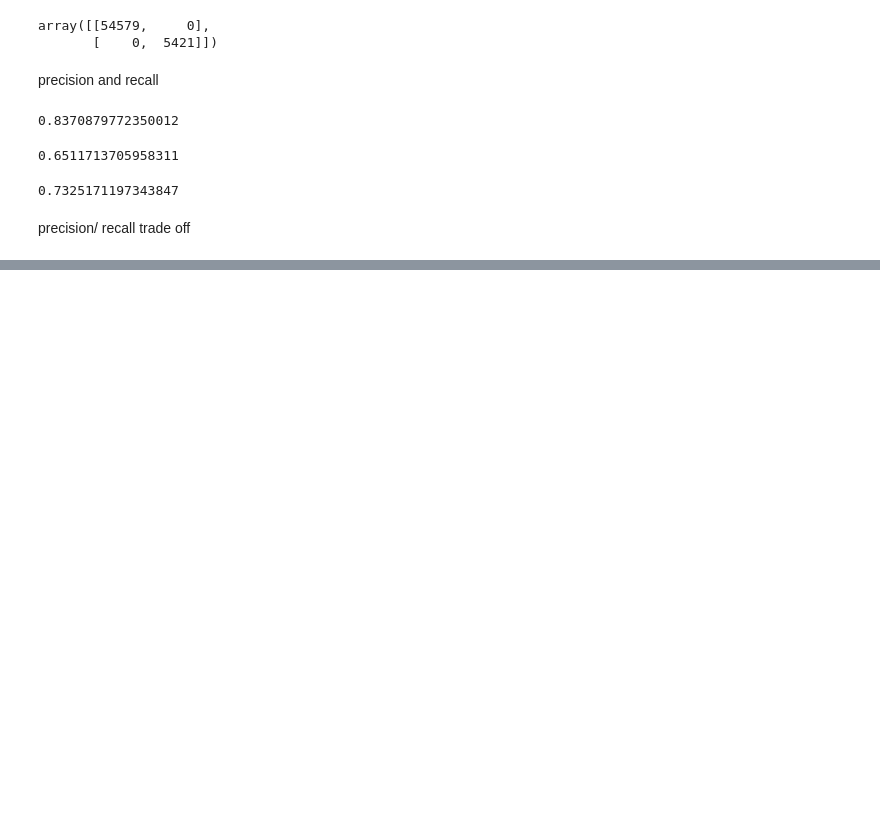
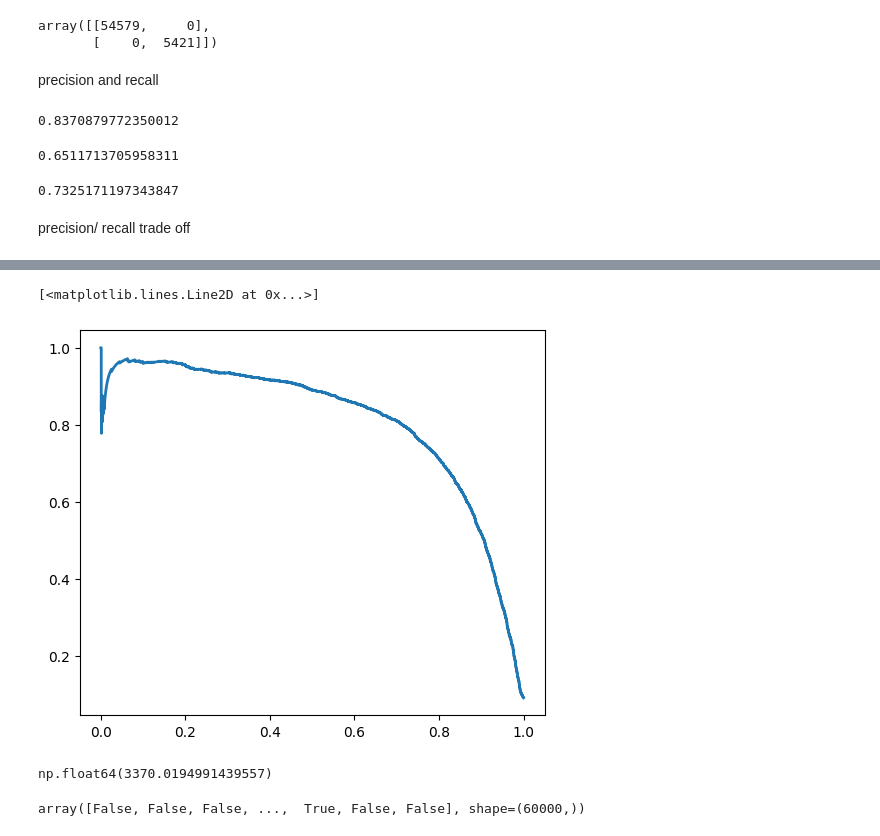
Before and after one commit to AbhiAbhi324/mlpractice, a Jupyter notebook: 3classification.ipynb, the cells around one changed output, grey strips where cells are left out. Saved outputs shown, nothing was run; the diff lists cells and outputs as text; code cells hidden in the pictures; blank space fills up the shorter version.

```diff
--- a/3classification.ipynb
+++ b/3classification.ipynb
@@ -181,0 +227,6 @@ precision/ recall trade off
+# %%
+plt.figure(figsize=(6, 5))
+plt.plot(recalls, precisions, linewidth=2, label="Precision/Recall curve")
+# %% [output]
+[<matplotlib.lines.Line2D at 0x...>]
+[figure, added]
@@ -181,0 +237,4 @@ precision/ recall trade off
+# %%
+threshold_for_90
+# %% [output]
+np.float64(3370.0194991439557)
@@ -181,0 +243,4 @@ precision/ recall trade off
+# %%
+y_train_pred_90
+# %% [output]
+array([False, False, False, ...,  True, False, False], shape=(60000,))
```
Also changed, not shown: parts of 14 cells of this notebook, 1 other file.
